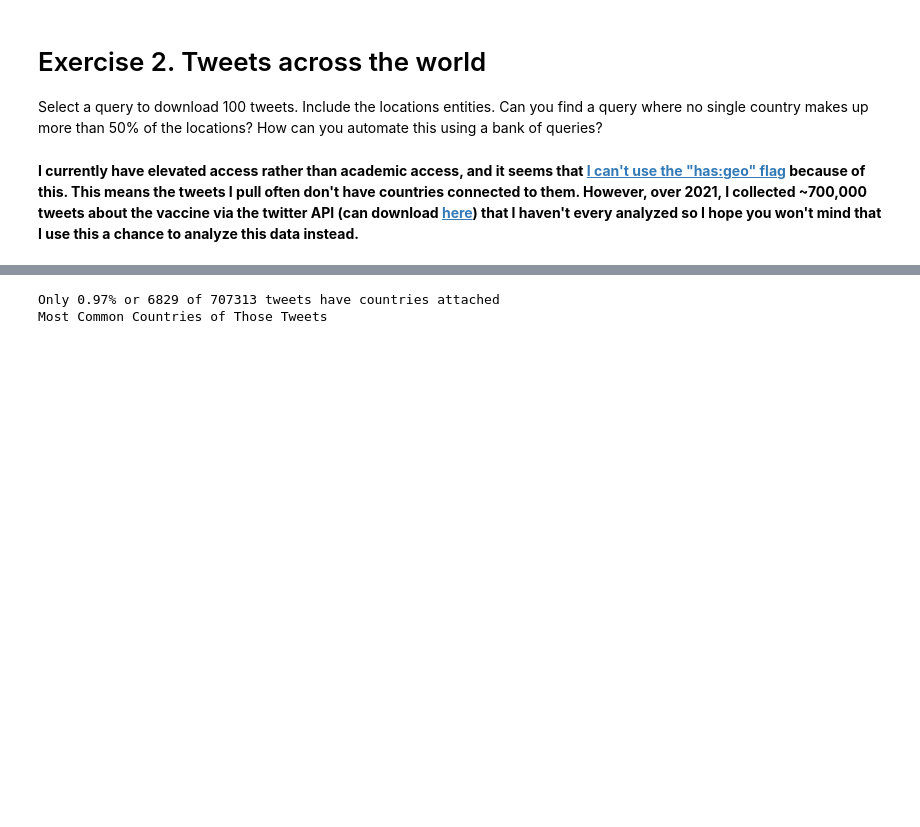
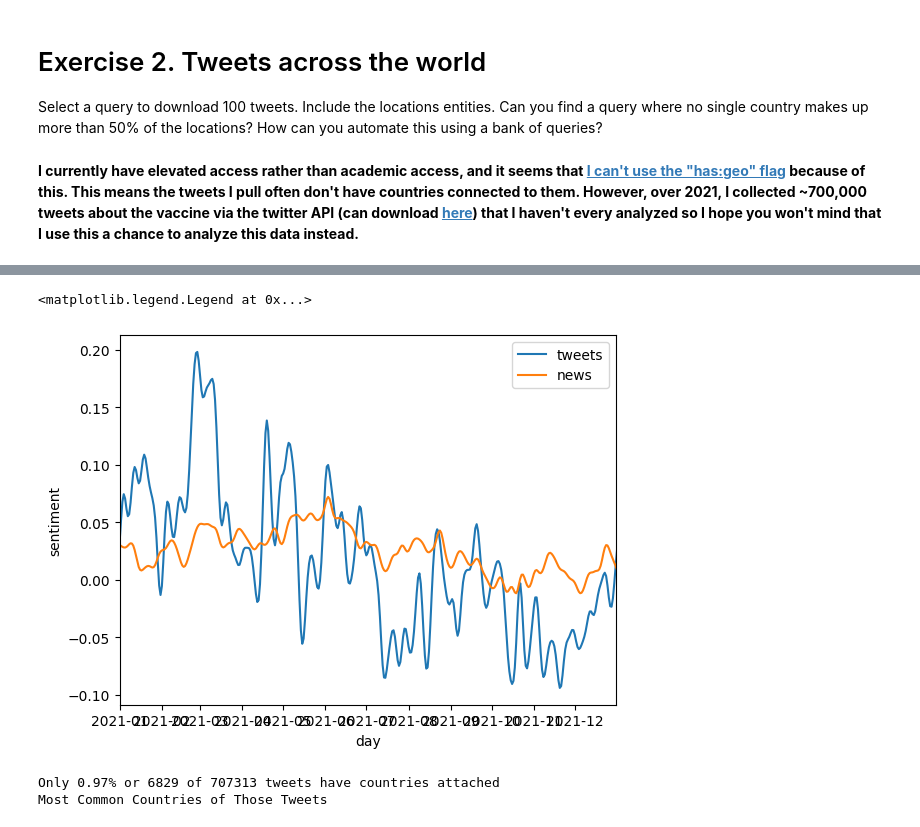
Before and after one commit to matthewbbone/FSDS22, a Jupyter notebook: formatives/Ch07ExercisesBone.ipynb, the cells around one changed output, grey strips where cells are left out. Saved outputs shown, nothing was run; the diff lists cells and outputs as text; code cells hidden in the pictures; blank space fills up the shorter version.

```diff
--- a/formatives/Ch07ExercisesBone.ipynb
+++ b/formatives/Ch07ExercisesBone.ipynb
@@ -121,12 +122,12 @@ display(tweets_df.head(5))
 
 tweets_df['created_day'] = tweets_df['created_at'].map(
     lambda x: dt.datetime.fromisoformat(x).date())
-daily_df = tweets_df[['created_day', 'sentiment']].groupby(
+daily_tweet_df = tweets_df[['created_day', 'sentiment']].groupby(
     'created_day').agg({'sentiment': ['min', 'max', 'mean']})
 
-smoothed_sentiment = smooth_timeseries(daily_df, 10)
+smoothed_tweets = smooth_timeseries(daily_tweet_df, 10)
 
-plt.plot(daily_df.index, smoothed_sentiment)
+plt.plot(daily_tweet_df.index, smoothed_tweets)
 plt.xlabel('day')
 plt.ylabel('sentiment')
 # %% [output]
@@ -141,3 +171,13 @@ Text(0, 0.5, 'sentiment')
+# %%
+plt.plot(daily_tweet_df.index, smoothed_tweets, label='tweets')
+plt.plot(daily_news_df.index, smoothed_news, label='news')
+plt.xlim((dt.datetime(2021,1,1), dt.datetime(2021,12,31)))
+plt.xlabel('time')
+plt.ylabel('sentiment')
+plt.legend()
+# %% [output]
+<matplotlib.legend.Legend at 0x...>
+[figure, added]
 # %%
 # Answer 2 below here
 
```
Also changed, not shown: parts of 3 cells of this notebook, 5 other files.
